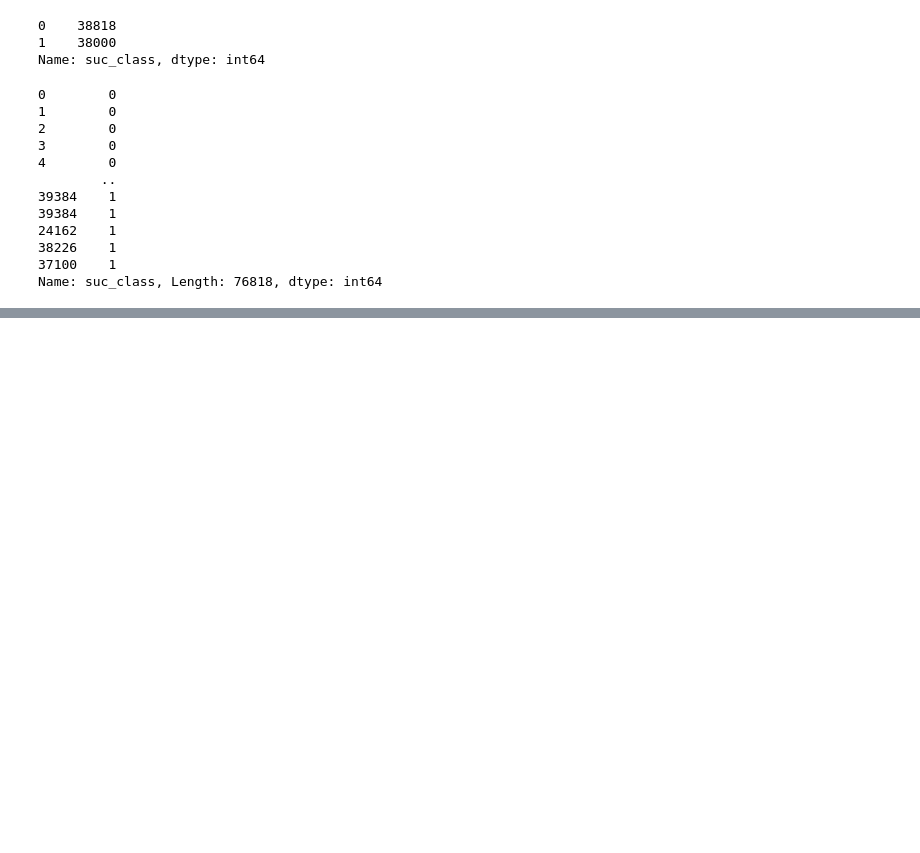
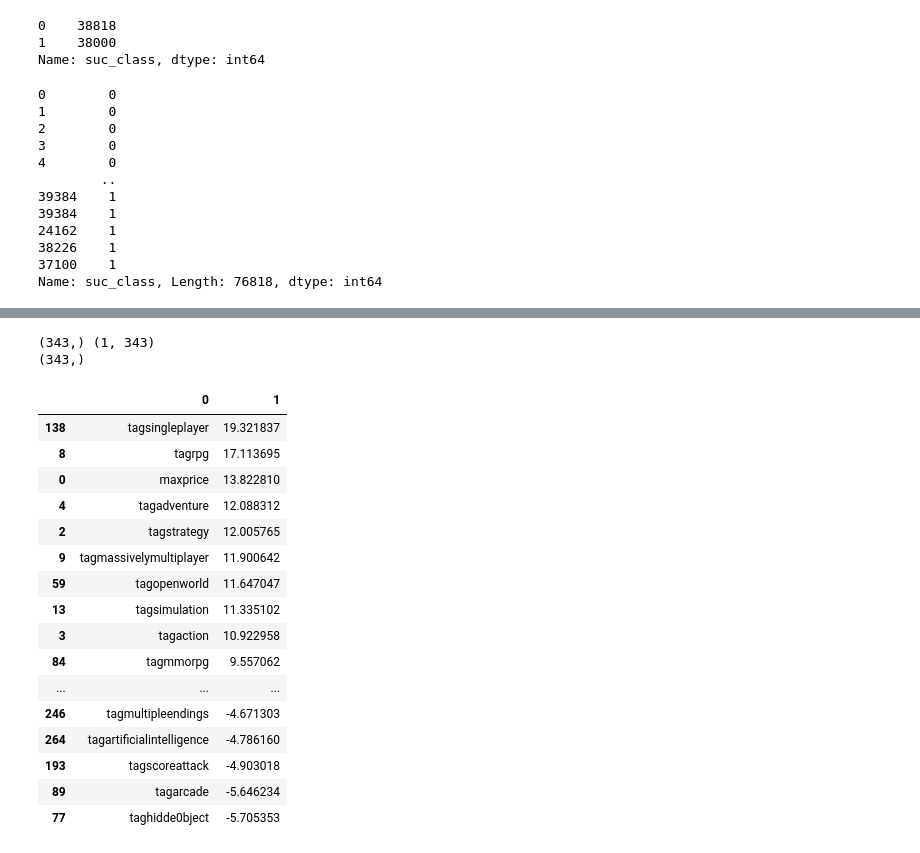
Before and after one commit to cbragg3136/Final_Project-Gaming_ML, a Jupyter notebook: ml_noteboooks/learn_up-sample_minority_min_max.ipynb, the cells around one changed output, grey strips where cells are left out. Drawn from its saved outputs; the diff is of its cells as text; code cells hidden in the pictures; blank space fills up the shorter version.

```diff
--- a/ml_noteboooks/learn_up-sample_minority_min_max.ipynb
+++ b/ml_noteboooks/learn_up-sample_minority_min_max.ipynb
@@ -133,0 +144,32 @@ weighted avg       0.86      0.84      0.84     19205
+# %%
+# Look at co-efficients for meaning
+
+print(x_data.columns.shape, clf_1.coef_.shape)
+new_col = np.reshape(clf_1.coef_, -1)
+print(new_col.shape)
+features_list = pd.DataFrame(zip(x_data.columns, new_col))
+features_list = features_list.sort_values(by=[1], ascending=False)
+
+import pandas
+pandas.set_option('display.max_rows', 346)
+features_list
+# %% [output]
+(343,) (1, 343)
+(343,)
+|  | 0 | 1 |
+| 138 | tagsingleplayer | 19.321837 |
+| 8 | tagrpg | 17.113695 |
+| 0 | maxprice | 13.822810 |
+| 4 | tagadventure | 12.088312 |
+| 2 | tagstrategy | 12.005765 |
+| 9 | tagmassivelymultiplayer | 11.900642 |
+| 59 | tagopenworld | 11.647047 |
+| 13 | tagsimulation | 11.335102 |
+| 3 | tagaction | 10.922958 |
+| 84 | tagmmorpg | 9.557062 |
+| ... | ... | ... |
+| 246 | tagmultipleendings | -4.671303 |
+| 264 | tagartificialintelligence | -4.786160 |
+| 193 | tagscoreattack | -4.903018 |
+| 89 | tagarcade | -5.646234 |
+| 77 | taghidde0bject | -5.705353 |
```
Also changed, not shown: parts of 5 cells of this notebook, 6 other files.
